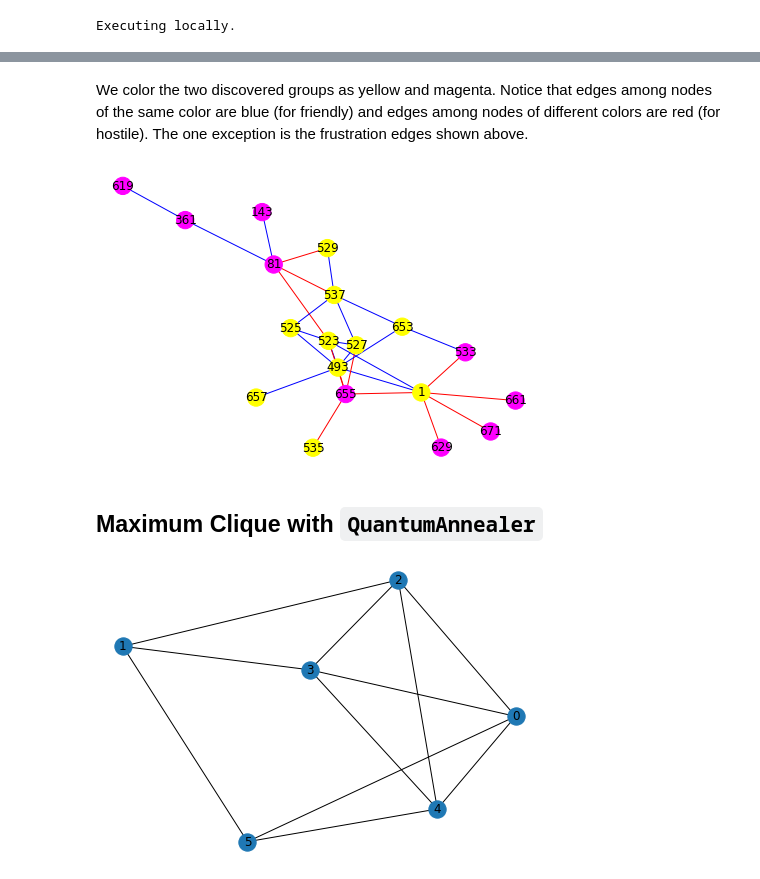
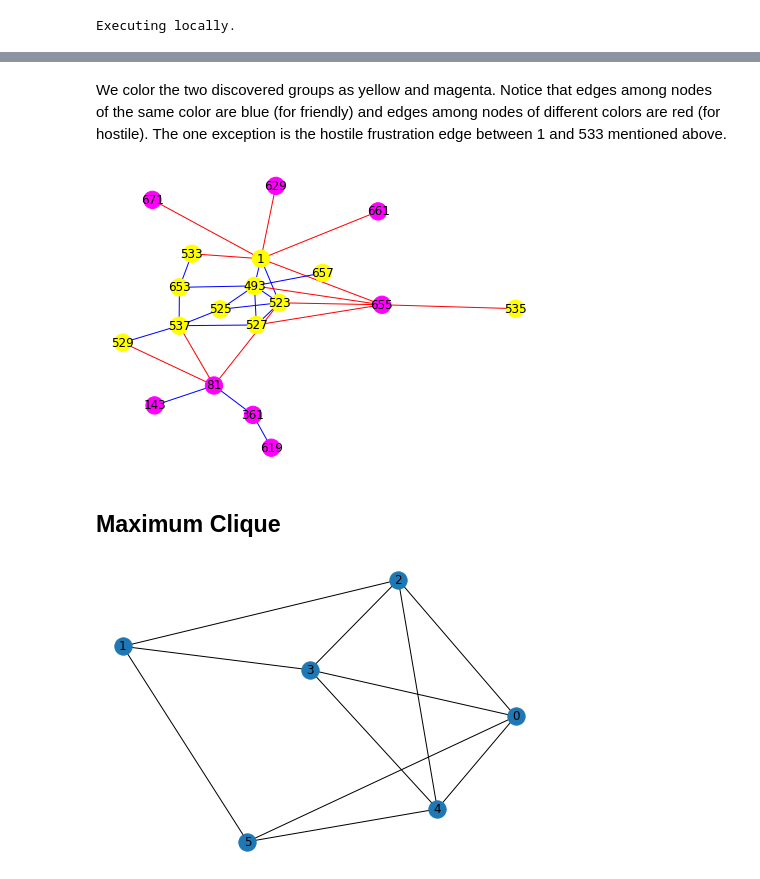
Before and after one commit to amaiya/quixotic, a Jupyter notebook: nbs/99a_examples_quantum_annealing.ipynb, the cells around one changed output, grey strips where cells are left out. Saved outputs shown, nothing was run; the diff lists cells and outputs as text; code cells hidden in the pictures.

```diff
--- a/nbs/99a_examples_quantum_annealing.ipynb
+++ b/nbs/99a_examples_quantum_annealing.ipynb
@@ -76,13 +77,17 @@ list(imbalance.values())
 # %% [markdown]
-We color the two discovered groups as yellow and magenta.  Notice that edges among nodes of the same color are blue (for friendly) and edges among nodes of different colors are red (for hostile).  The one exception is the frustration edges shown above.
+We color the two discovered groups as yellow and magenta.  Notice that edges among nodes of the same color are blue (for friendly) and edges among nodes of different colors are red (for hostile).  The one exception is the hostile frustration edge between 1 and 533 mentioned above.
 # %%
 node_colors = ['yellow' if bicoloring[node] ==1 else 'magenta' for node in G.nodes]
 edge_colors = ['blue' if G.edges[e]['sign'] ==1 else 'red' for e in G.edges]
-nx.draw(G, with_labels=True, node_color=node_colors, edges=G.edges, edge_color=edge_colors, pos=positions)
+for i, v in enumerate(G.nodes): G.nodes[v]['color'] = node_colors[i]
+#pos = nx.bipartite_layout(G, nodes = [v for i,v in enumerate(G.nodes) if node_colors[i] == 'yellow'])
+for u,v in G.edges: G.edges[(u,v)]['weight'] = 1 if G.nodes[u]['color'] == G.nodes[v]['color'] else 2
+pos = nx.kamada_kawai_layout(G, weight='weight')
+nx.draw(G, with_labels=True, node_color=node_colors, edges=G.edges, edge_color=edge_colors, pos=pos)
 # %% [output]
-[figure, old version]
+[figure, new version]
 # %% [markdown]
-## Maximum Clique with `QuantumAnnealer`
+## Maximum Clique
 # %%
 # construct or load your input graph
 import networkx as nx
```
Also changed, not shown: parts of 4 cells of this notebook, 4 other files.
